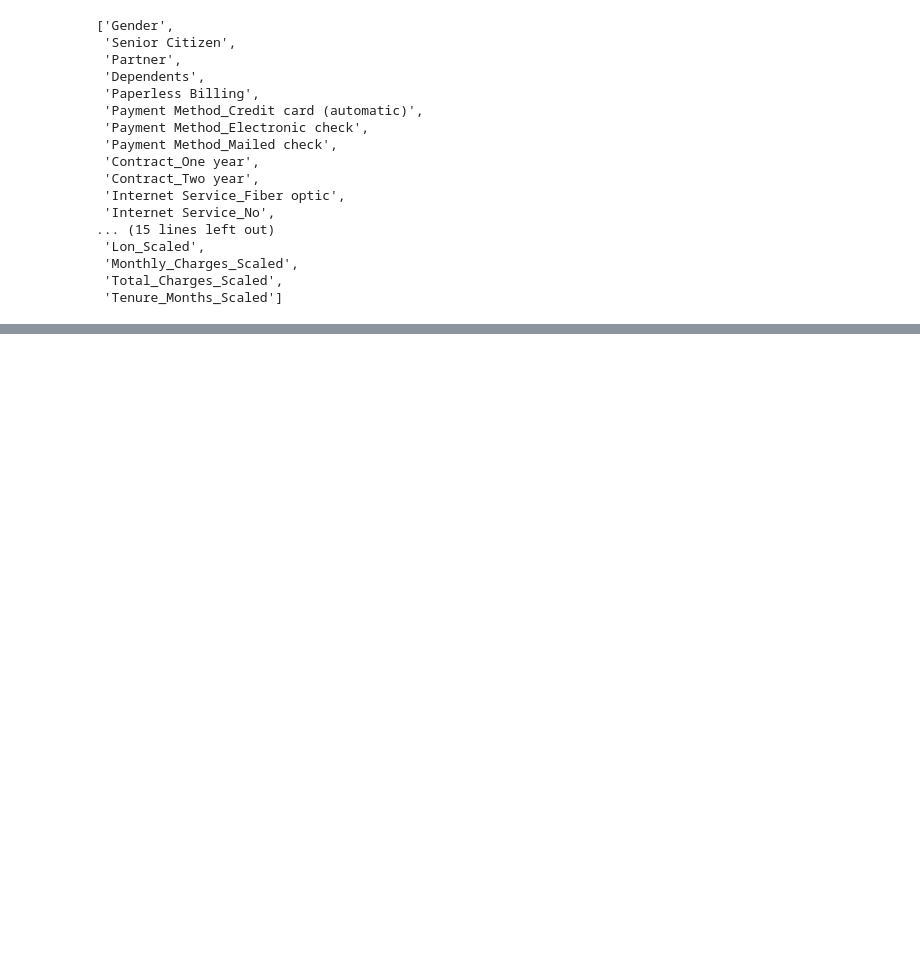
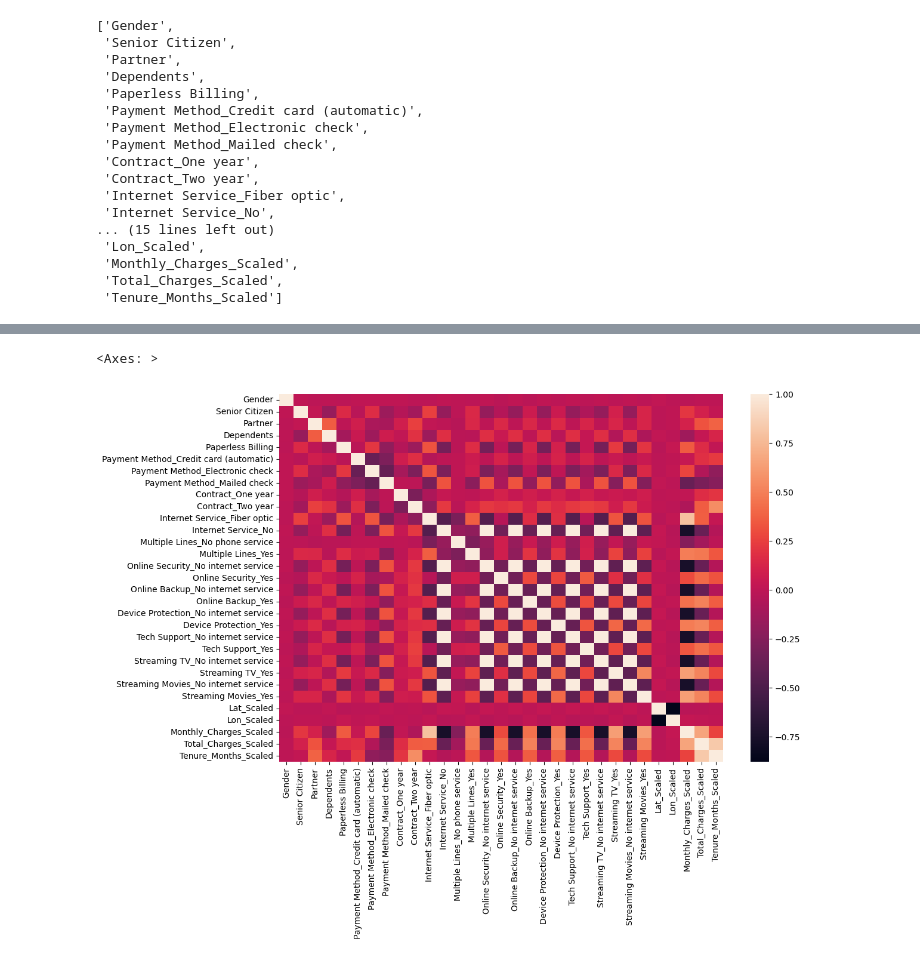
Before and after one commit to rahulshaju2981/Swan_Consulting, a Jupyter notebook: Rahul/Modeling.ipynb, the cells around one changed output, grey strips where cells are left out. Cells and saved outputs as stored; diff of their text form; code cells hidden in the pictures; blank space fills up the shorter version.

```diff
--- a/Rahul/Modeling.ipynb
+++ b/Rahul/Modeling.ipynb
@@ -182,3 +182,9 @@ X_test_fe.head()
+# %%
+plt.figure(figsize=(12, 8))
+sns.heatmap(X_train_fe.corr(numeric_only = True))
+# %% [output]
+<Axes: >
+[figure, added]
 # %%
 log_reg = LogisticRegression()
 model = log_reg.fit(X_train_fe, y_train)
```
Also changed, not shown: parts of 4 cells of this notebook.
